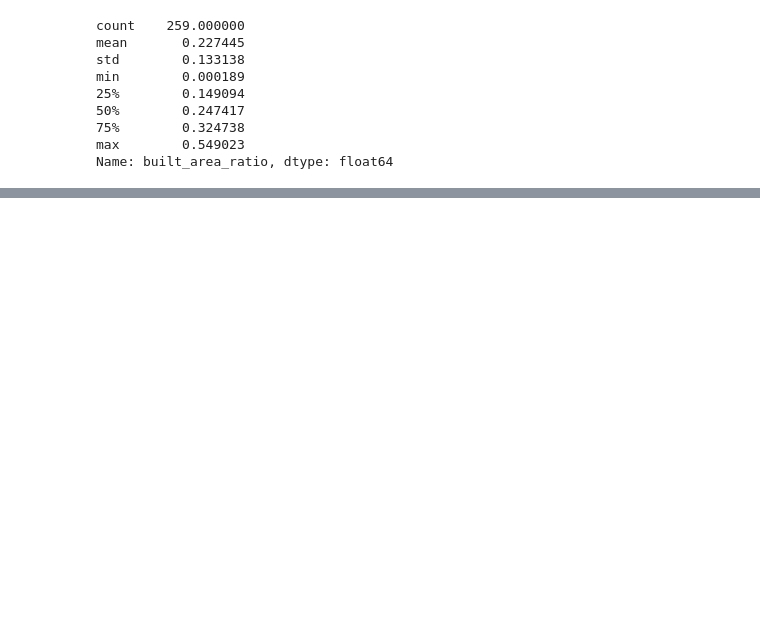
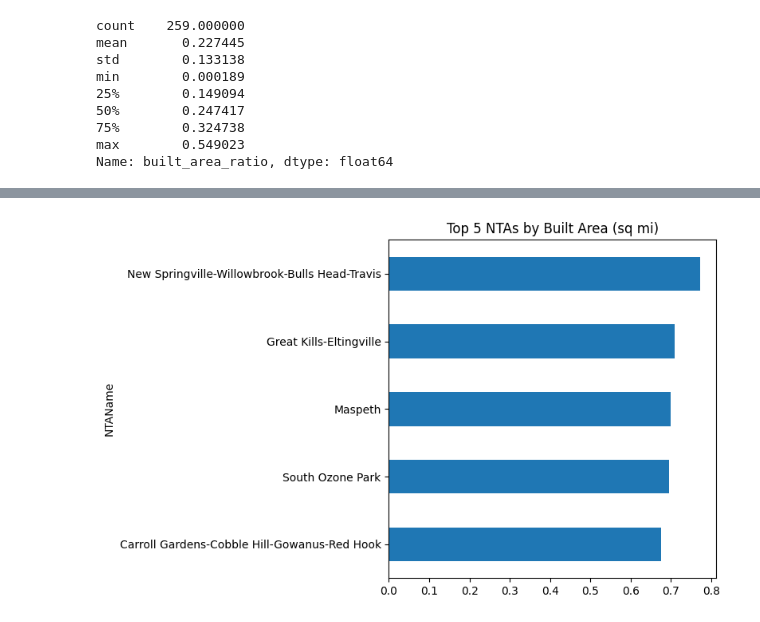
Before and after one commit to rowens2025/nyc-urban-built-floodzone-planimetrics, a Jupyter notebook: notebooks/initial_built_density.ipynb, the cells around one changed output, grey strips where cells are left out. Saved outputs shown, nothing was run; the diff lists cells and outputs as text; code cells hidden in the pictures; blank space fills up the shorter version.

```diff
--- a/notebooks/initial_built_density.ipynb
+++ b/notebooks/initial_built_density.ipynb
@@ -199,0 +223,17 @@ Name: built_area_ratio, dtype: float64
+# %%
+SQFT_PER_SQMI = 27_878_400
+
+top5NTABuilt = (
+    nta_built.sort_values("total_footprint_sqft", ascending=False)
+    .head(5)
+    .assign(total_sq_miles=lambda d: d["total_footprint_sqft"] / SQFT_PER_SQMI)
+    .set_index("NTAName")["total_sq_miles"]
+)
+
+plt.figure(figsize=(8, 5))
+top5NTABuilt.sort_values().plot(kind="barh")
+plt.title("Top 5 NTAs by Built Area (sq mi)")
+plt.tight_layout()
+plt.show()
+# %% [output]
+[figure, added]
```
Also changed, not shown: parts of 4 cells of this notebook, 1 other file.
